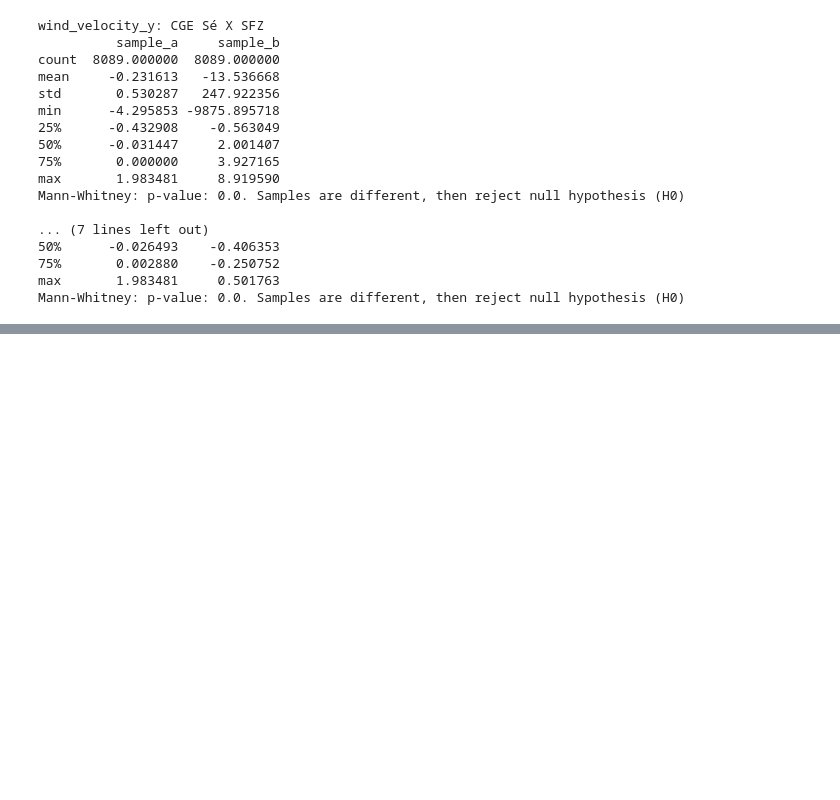
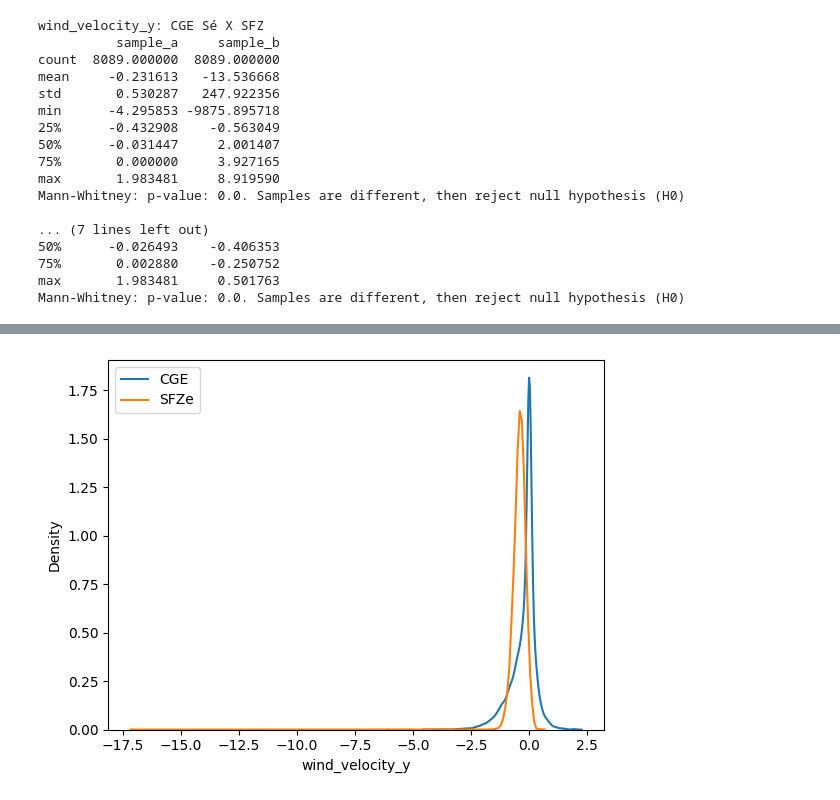
Before and after one commit to plbalmeida/ml-uhi, a Jupyter notebook: notebooks/5.0-iag-data-analysis.ipynb, the cells around one changed output, grey strips where cells are left out. Drawn from its saved outputs; the diff is of its cells as text; code cells hidden in the pictures; blank space fills up the shorter version.

```diff
--- a/notebooks/5.0-iag-data-analysis.ipynb
+++ b/notebooks/5.0-iag-data-analysis.ipynb
@@ -446,0 +455,10 @@ Mann-Whitney: p-value: 0.0. Samples are different, then reject null hypothesis (
+# %%
+sns.kdeplot(cge_se["wind_velocity_y"], label="CGE")
+# sns.kdeplot(SFZ_2017["wind_velocity_x"], label="SFZ")
+sns.kdeplot(SFZe_2017["wind_velocity_y"], label="SFZe")
+plt.legend()
+plt.show()
+
+# obs: possibilidade de influência de vento predominante, remover outlier e checar
+# %% [output]
+[figure, added]
```
Also changed, not shown: parts of 1 cell of this notebook.
